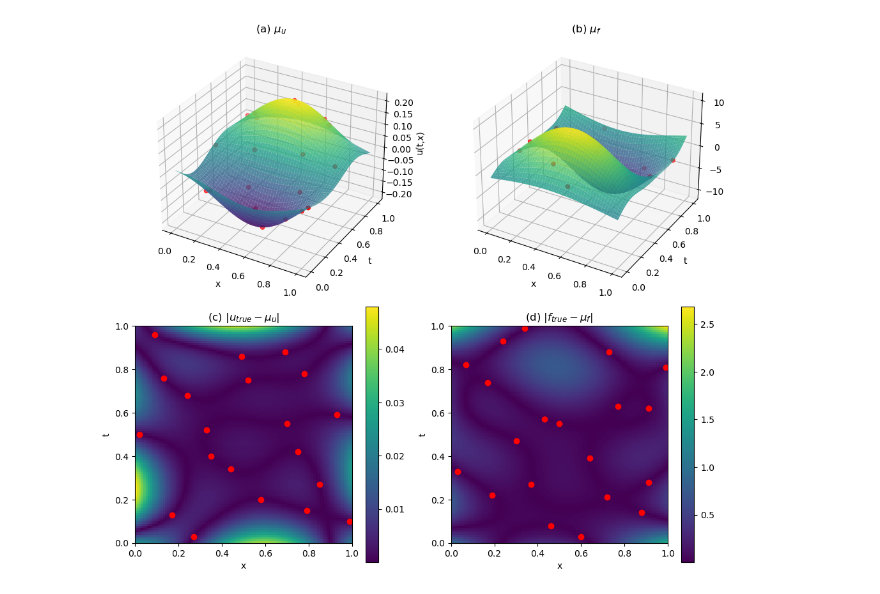
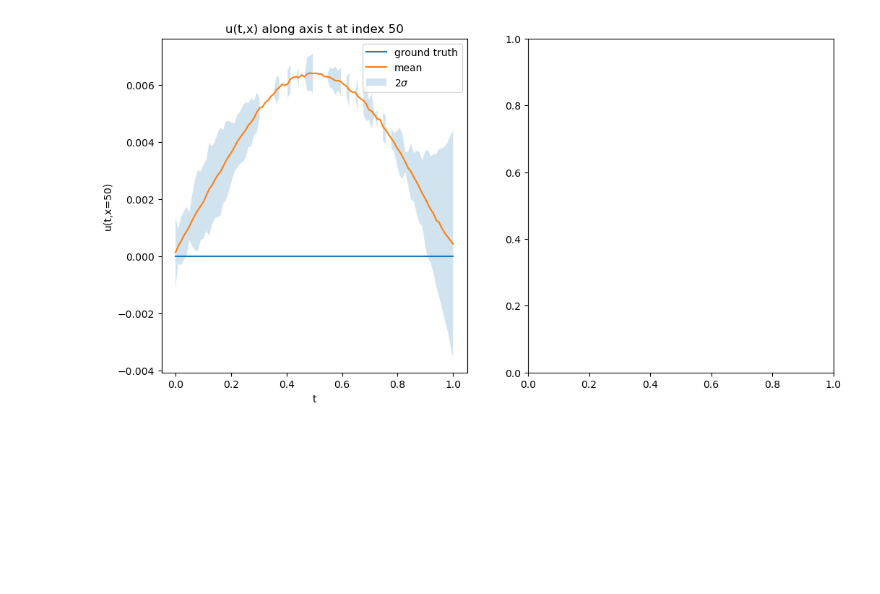
Before and after one commit to TobiLeitgeb/Code_bac, a Jupyter notebook: final_examples/poisson/poisson_equation.ipynb, the cells around one changed output. Saved outputs shown, nothing was run; the diff lists cells and outputs as text; code cells hidden in the pictures; blank space fills up the shorter version.

```diff
--- a/final_examples/poisson/poisson_equation.ipynb
+++ b/final_examples/poisson/poisson_equation.ipynb
@@ -84,3 +69,3 @@ relative error f:  0.07285492611339309
 # %%
-model.set_axis_labels("x","t")
-model.plot_merged_2d_plots(X_star,"merged_2d_plots.png",figsize=(10,11))
+#model.set_axis_labels("x","t")
+#model.plot_merged_2d_plots(X_star,"merged_2d_plots.png",figsize=(10,11))
@@ -89,4 +72,6 @@ model.plot_merged_2d_plots(X_star,"merged_2d_plots.png",figsize=(10,11))
 # %%
-model.plot_GPYmeandiff(X_star,"GPy_mean_diff.png",figsize=(10,9))
+#model.plot_GPYmeandiff(X_star,"GPy_mean_diff.png",figsize=(10,9))
-# %% [output]
-[figure, removed]
+# %%
+model.plot_1d_cut([0,50],"")
+# %% [output]
+[figure, added]
```
Also changed, not shown: parts of 5 cells of this notebook, 6 other files.
